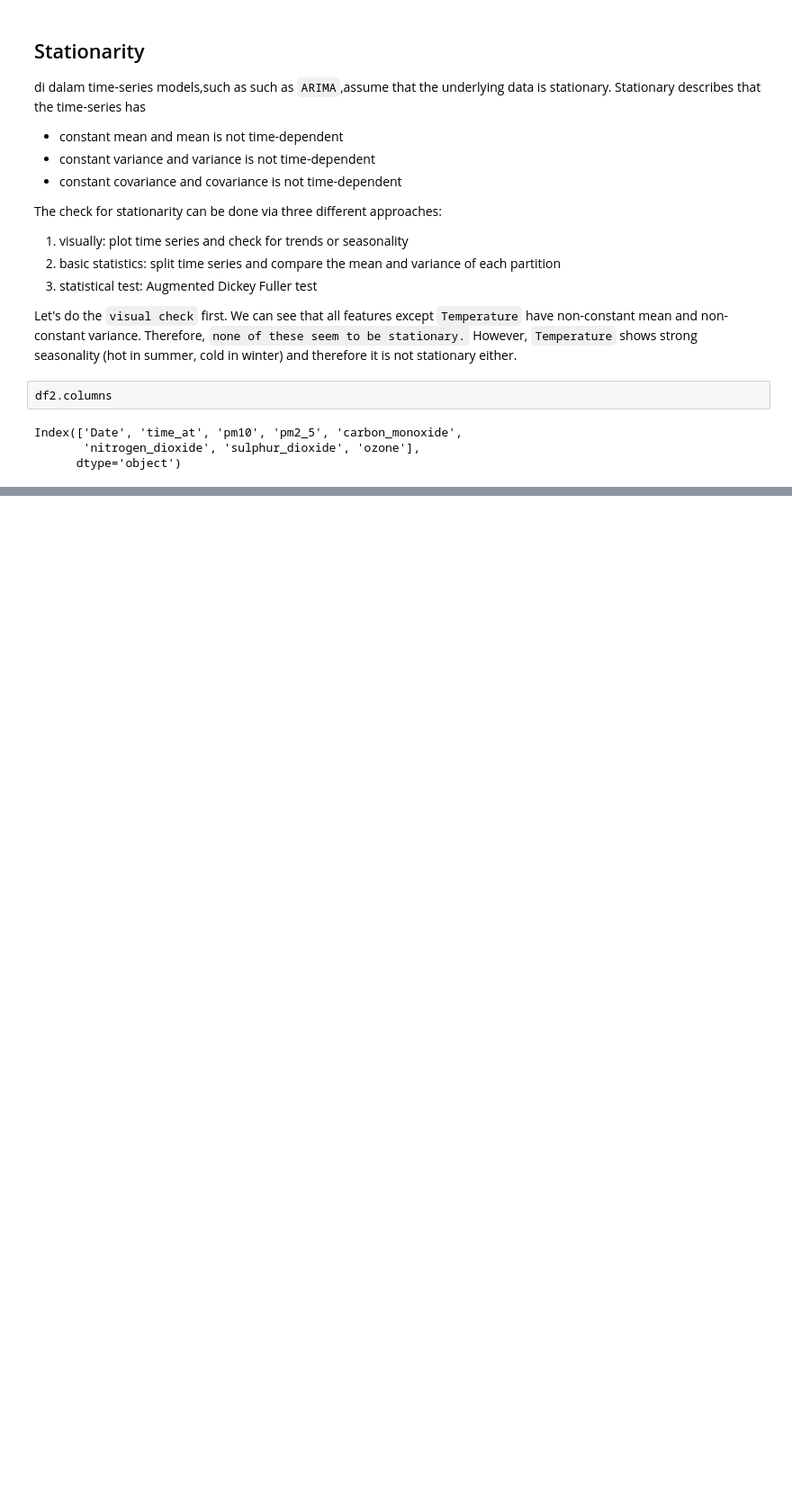
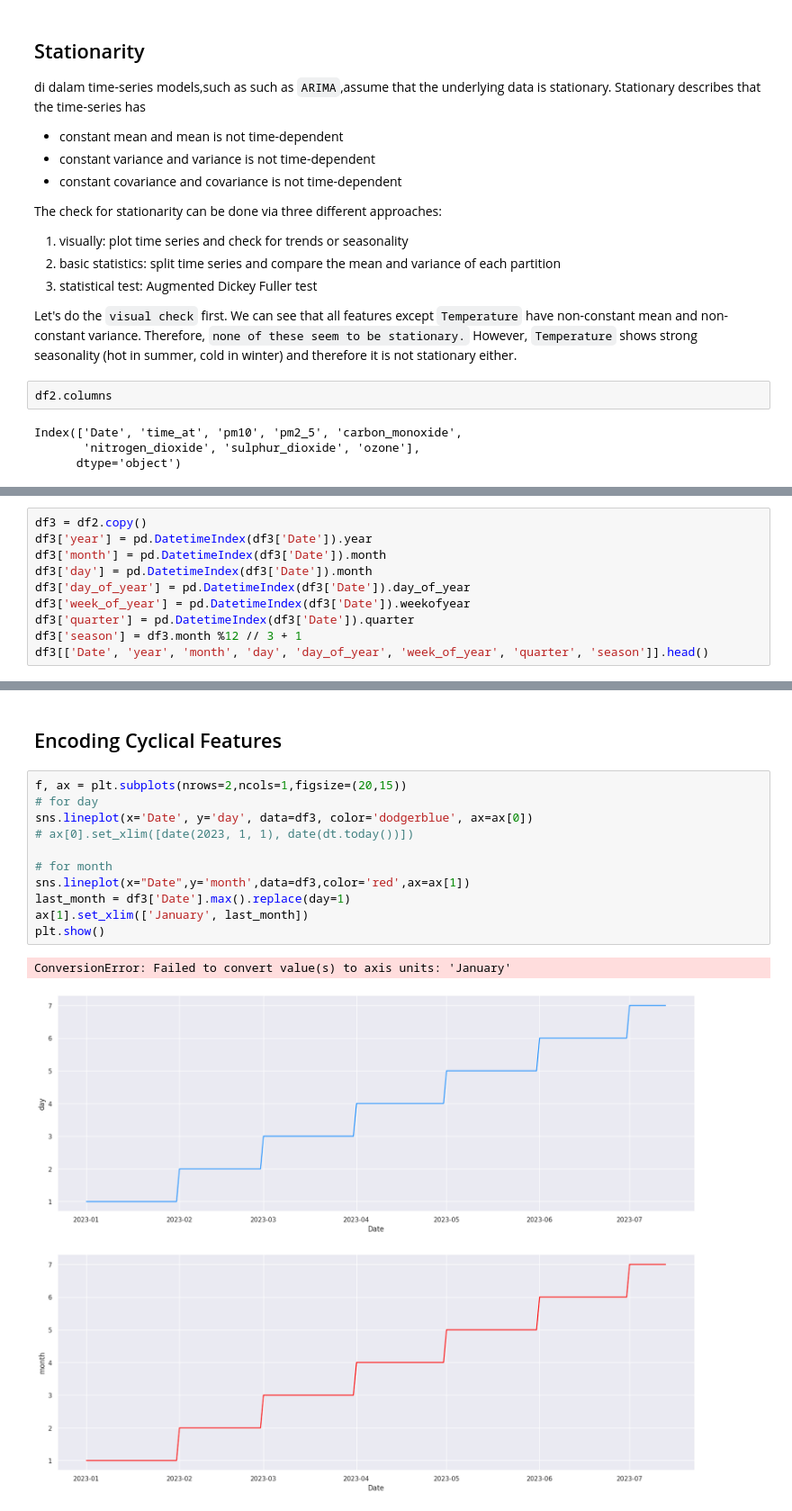
Before and after one commit to kayabaakihiko13/Scrapping_And_Analitic_OpenMeto, a Jupyter notebook: jupyter/eda.ipynb, the cells around one changed output, grey strips where cells are left out. Shown at 90% size. Cells and saved outputs as stored; diff of their text form; blank space fills up the shorter version.

```diff
--- a/jupyter/eda.ipynb
+++ b/jupyter/eda.ipynb
@@ -386,0 +462,10 @@ sns.lineplot(x=df2.Date, y=df2['ozone'].rolling(rolling_window).std(), ax=ax[2,
+# %%
+df3 = df2.copy()
+df3['year'] = pd.DatetimeIndex(df3['Date']).year
+df3['month'] = pd.DatetimeIndex(df3['Date']).month
+df3['day'] = pd.DatetimeIndex(df3['Date']).month
+df3['day_of_year'] = pd.DatetimeIndex(df3['Date']).day_of_year
+df3['week_of_year'] = pd.DatetimeIndex(df3['Date']).weekofyear
+df3['quarter'] = pd.DatetimeIndex(df3['Date']).quarter
+df3['season'] = df3.month %12 // 3 + 1
+df3[['Date', 'year', 'month', 'day', 'day_of_year', 'week_of_year', 'quarter', 'season']].head()
@@ -386,0 +479,16 @@ sns.lineplot(x=df2.Date, y=df2['ozone'].rolling(rolling_window).std(), ax=ax[2,
+# %% [markdown]
+## Encoding Cyclical Features
+# %%
+f, ax = plt.subplots(nrows=2,ncols=1,figsize=(20,15))
+# for day
+sns.lineplot(x='Date', y='day', data=df3, color='dodgerblue', ax=ax[0])
+# ax[0].set_xlim([date(2023, 1, 1), date(dt.today())])
+
+# for month
+sns.lineplot(x="Date",y='month',data=df3,color='red',ax=ax[1])
+last_month = df3['Date'].max().replace(day=1)
+ax[1].set_xlim(['January', last_month])
+plt.show()
+# %% [output]
+ConversionError: Failed to convert value(s) to axis units: 'January'
+[figure, added]
```
Also changed, not shown: parts of 16 cells of this notebook.
